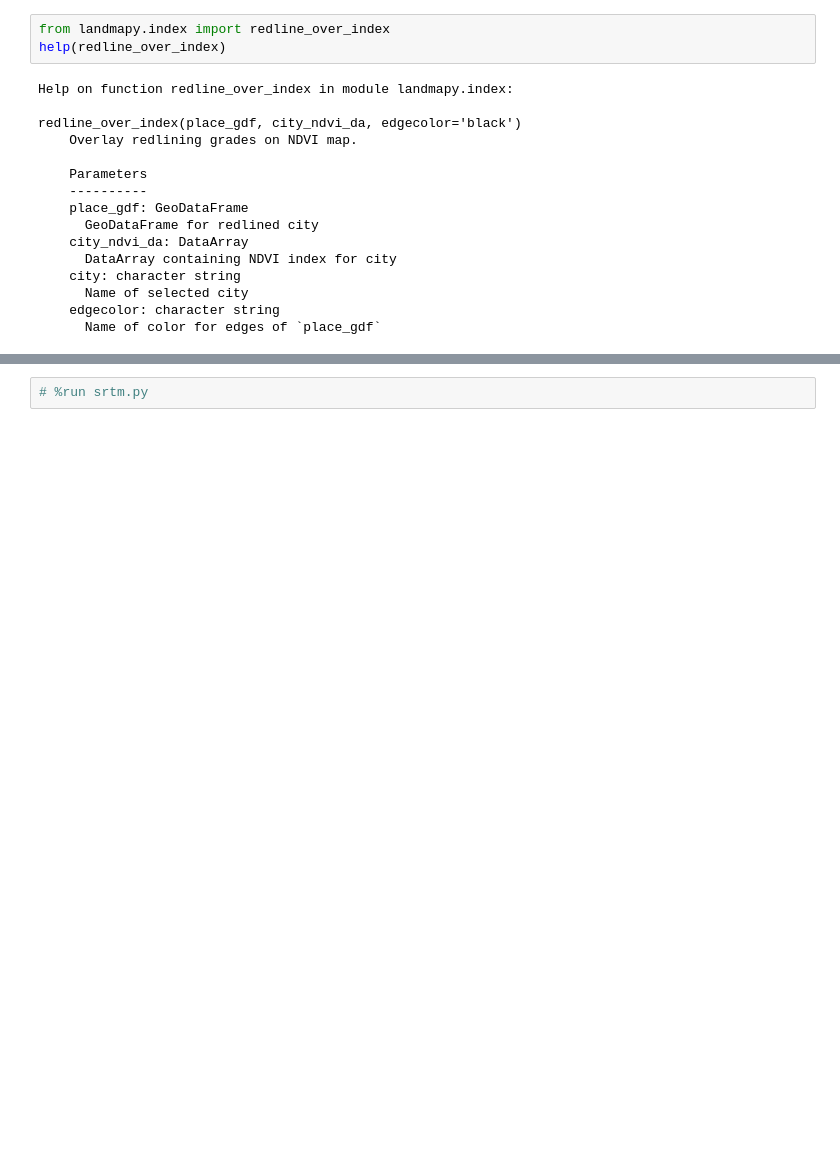
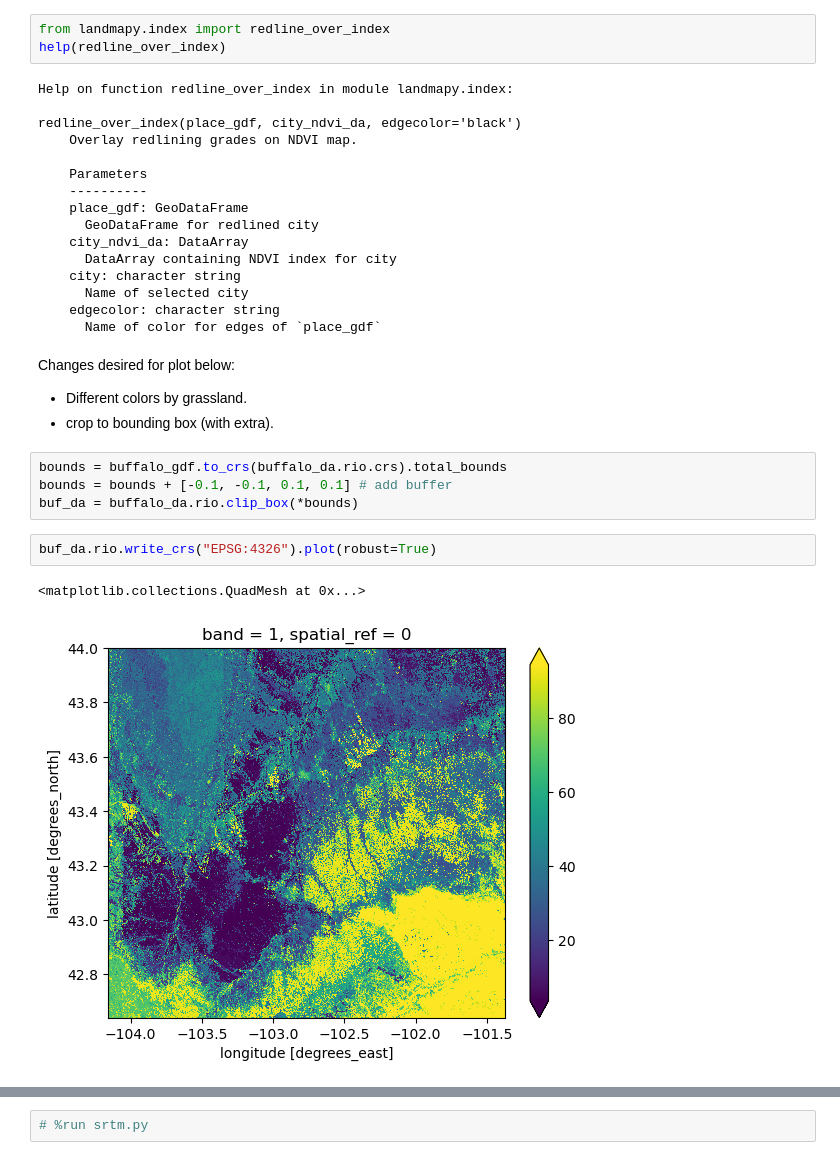
Before and after one commit to byandell-envsys/habitatSuitability, a Jupyter notebook: 2_1_download_model_vars.ipynb, the cells around one changed output, grey strips where cells are left out. Drawn from its saved outputs; the diff is of its cells as text; blank space fills up the shorter version.

```diff
--- a/2_1_download_model_vars.ipynb
+++ b/2_1_download_model_vars.ipynb
@@ -128,4 +185,18 @@ redline_over_index(place_gdf, city_ndvi_da, edgecolor='black')
       Name of selected city
     edgecolor: character string
       Name of color for edges of `place_gdf`
+# %% [markdown]
+Changes desired for plot below:
+
+- Different colors by grassland.
+- crop to bounding box (with extra).
+# %%
+bounds = buffalo_gdf.to_crs(buffalo_da.rio.crs).total_bounds
+bounds = bounds + [-0.1, -0.1, 0.1, 0.1] # add buffer
+buf_da = buffalo_da.rio.clip_box(*bounds)
+# %%
+buf_da.rio.write_crs("EPSG:4326").plot(robust=True)
+# %% [output]
+<matplotlib.collections.QuadMesh at 0x...>
+[figure, added]
 # %%
```
Also changed, not shown: parts of 23 cells of this notebook.
